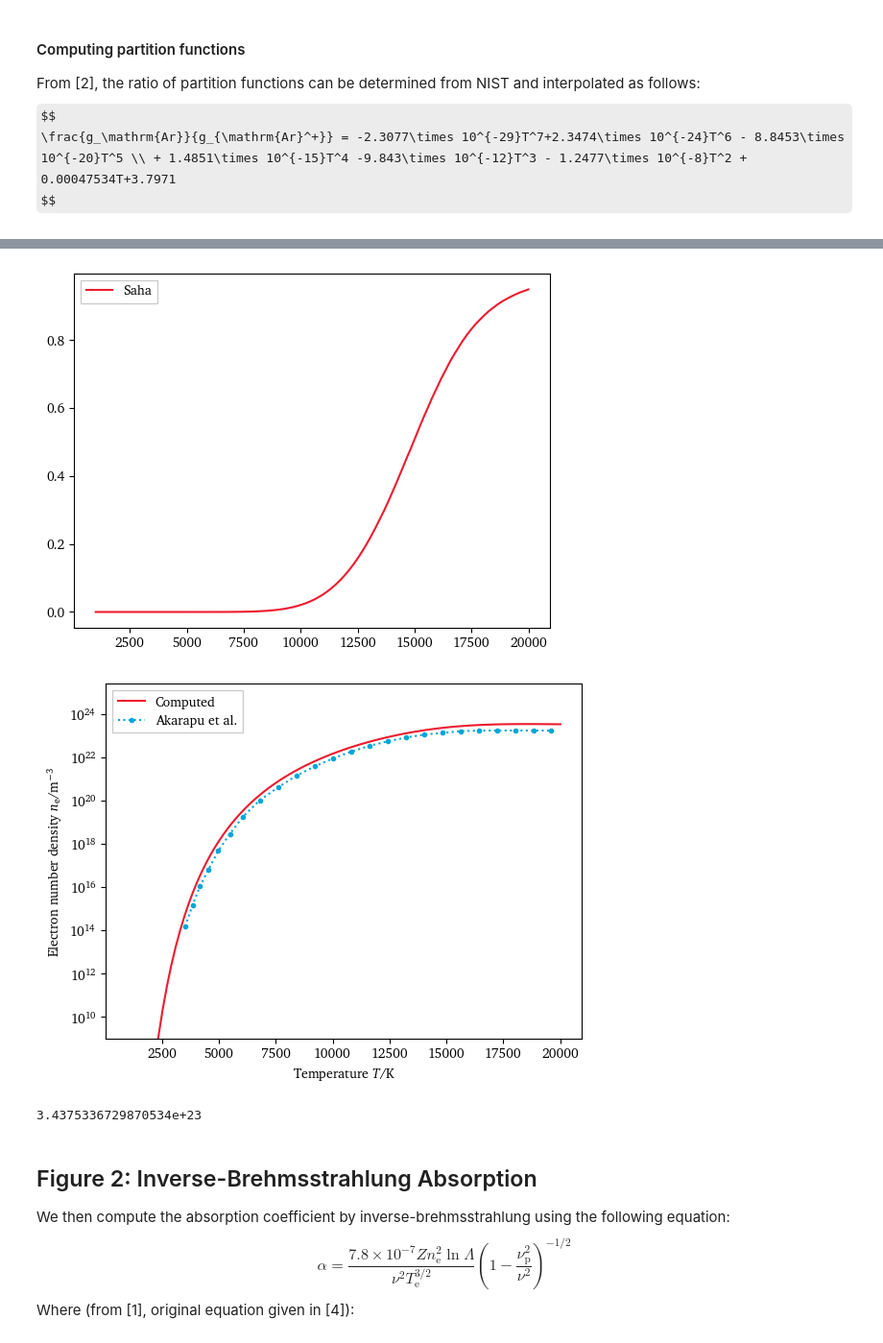
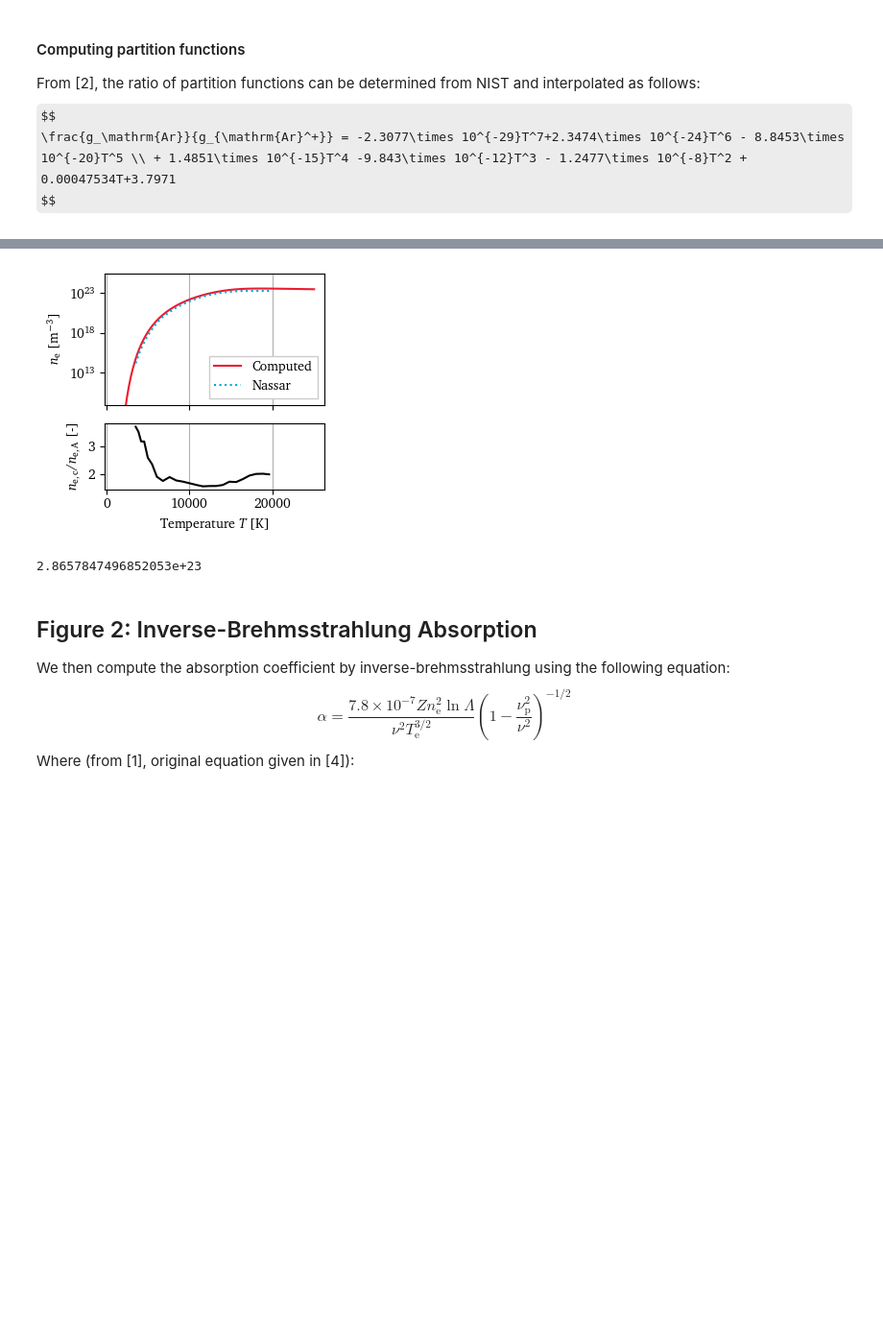
Before and after one commit to eeduplay/MScThesis, a Jupyter notebook: code/absorption.ipynb, the cells around one changed output, grey strips where cells are left out. Shown: that part at 96% size. Saved outputs shown, nothing was run; the diff lists cells and outputs as text; code cells hidden in the pictures; some formulas as TeX source; blank space fills up the shorter version.

```diff
--- a/code/absorption.ipynb
+++ b/code/absorption.ipynb
@@ -13,6 +13,8 @@ from partition import Partition
 
 CO2_freq = const.c/10.6e-6
 Fiber_freq = const.c/1.07e-6
+
+SAVE_PLOT = True
 # %% [markdown]
 ## Figure 1: Degree of Ionization and Electron Density
 For starters, we need to know the electron number density of our plasma. Enter the Saha equation.
@@ -49,7 +51,7 @@ Ei_Argon = 15.759610  # eV
 R_argon = 208.1  # J kg^-1 K^-1
 M_argon = 39.95  # kg kmol^-1
 init_temp = 300  # K
-temperature = np.linspace(1000, 20000, 100)  # K
+temperature = np.linspace(1000, 25000, 100)  # K
 # pressure = 1*101300  # Pa
 pressure = 1e5 # Pa
 gas_species = ['Ar I', 'Ar II']
@@ -83,54 +88,68 @@ plt.show()
 # %%
-# n_0 = 2.6867774e23
-# n_0 = 2.6867774e25  # 1 amg
 ionization_mode = 'regular'
 
 ndata = np.loadtxt('../rawdata/akarapu_n.csv', delimiter=',')
 CEA_T, CEA_a = CEA.get_ionization(int(pressure/1e5))
 
 if ionization_mode == 'simple':
     alphas = saha.degreeIonization_simple(temperature, pressure, Ei_Argon)
     n_e = alphas*n_0
 elif ionization_mode == 'regular':
     n_e = saha.degreeIonization(temperature, Ei_Argon, n_0, pfr)
     alphas = n_e/n_0
 elif ionization_mode == 'literature_fit':
     popt, pcov = sciopt.curve_fit(
         lambda x, c1, c2: saha.curvefit(x, c1, c2, n_0),
         ndata[:,0],
         ndata[:,1]
     )
     n_e = saha.curvefit(temperature, popt[0], popt[1], n_0)
     alphas = n_e/n_0
 elif ionization_mode == 'literature_interp':
     n_e = np.interp(temperature, ndata[:,0], ndata[:,1])
     alphas = n_e/n_0
 # elif ionization_mode == 'chianti':
 #     n_e = saha.degreeIonization_chianti(temperature, n_0, 18)
 #     alphas = n_e/n_0
 
-plt.plot(temperature, alphas, label='Saha')
-# plt.plot(ndata[:,0], ndata[:,1]/n_0, label='Akarapu et al.')
-# # plt.plot(CEA_T, CEA_a, 'r:.', label='CEA at {} bar'.format(int(pressure/1e5)))
-plt.legend()
-plt.show()
+# plt.plot(temperature, alphas, label='Saha')
+# # plt.plot(ndata[:,0], ndata[:,1]/n_0, label='Akarapu et al.')
+# # # plt.plot(CEA_T, CEA_a, 'r:.', label='CEA at {} bar'.format(int(pressure/1e5)))
+# plt.legend()
+# plt.show()
+fig, axes = plt.subplots(2,1, height_ratios=[2,1], sharex=True, figsize=(3.2,3))
+fig.subplots_adjust(hspace=0.1)
+axes[0].semilogy(temperature, n_e, label='Computed')
+axes[0].semilogy(ndata[:,0], ndata[:,1], ':', label='Nassar')
+# plt.semilogy(CEA_T, CEA_a*n_0, 'r:.', label='CEA at {} bar'.format(int(pressure/1e5)))
+axes[0].set_ylabel(r'$n_\mathrm{e}$ [m$^{-3}$]')
+axes[0].set_ylim(bottom=1e9)
+axes[0].legend()
+axes[0].grid(axis='x')
 
-plt.semilogy(temperature, n_e, label='Computed')
-plt.semilogy(ndata[:,0], ndata[:,1], ':.', label='Akarapu et al.')
-# plt.semilogy(CEA_T, CEA_a*n_0, 'r:.', label='CEA at {} bar'.format(int(pressure/1e5)))
-plt.xlabel(r'Temperature $T$/K')
-plt.ylabel(r'Electron number density $n_\mathrm{e}$/m$^{-3}$')
-plt.ylim(bottom=1e9)
-plt.legend()
+axes[1].plot(ndata[:,0],
+         saha.degreeIonization(
+             ndata[:,0],
+             Ei_Argon,
+             pressure*const.N_A/(const.R*ndata[:,0]),
+            #  part.get_ratio('Ar II', 'Ar I', ndata[:,0])
+             saha.get_argon_pfr(ndata[:,0])
+             )/ndata[:,1],
+             '-k'
+        )
+axes[1].set_xlabel(r'Temperature $T$ [K]')
+axes[1].set_ylabel(r'$n_\mathrm{e, c}/n_\mathrm{e, A}$ [-]')
+axes[1].grid(axis='x')
+plt.tight_layout()
+if SAVE_PLOT and pressure == 1e5 : plt.savefig('../report/assets/4 models/n_e.pdf')
 plt.show()
 
 print(n_e[-1])
 # temperature = ndata[:,0]
 # n_e = ndata[:,1]
 # %% [output]
-[figure, old version]
+[figure, new version]
-[figure, removed]
-3.4375336729870534e+23
+2.8657847496852053e+23
 # %% [markdown]
 ## Figure 2: Inverse-Brehmsstrahlung Absorption
 We then compute the absorption coefficient by inverse-brehmsstrahlung using the following equation:
```
Also changed, not shown: parts of 4 cells of this notebook, 7 other files.
